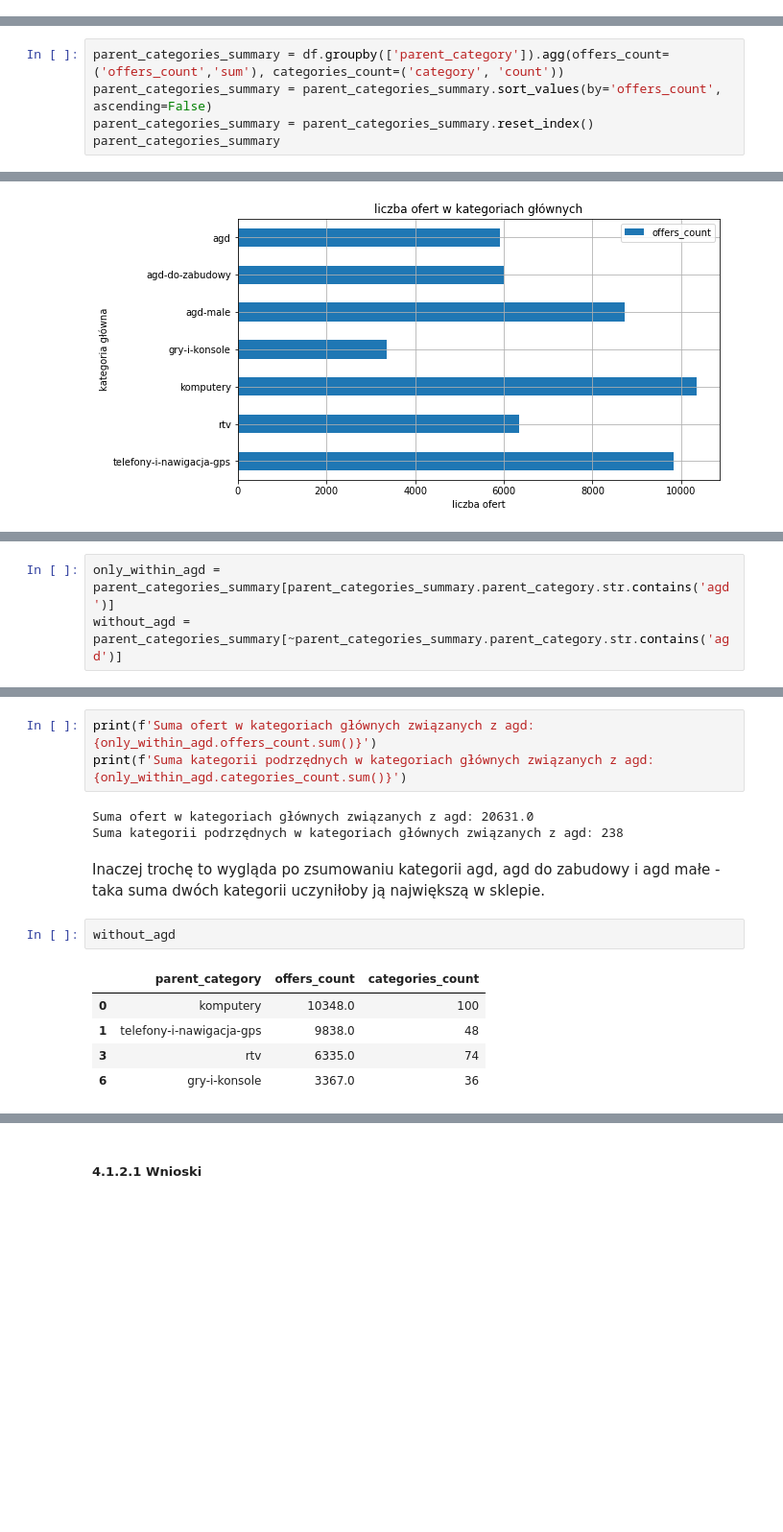
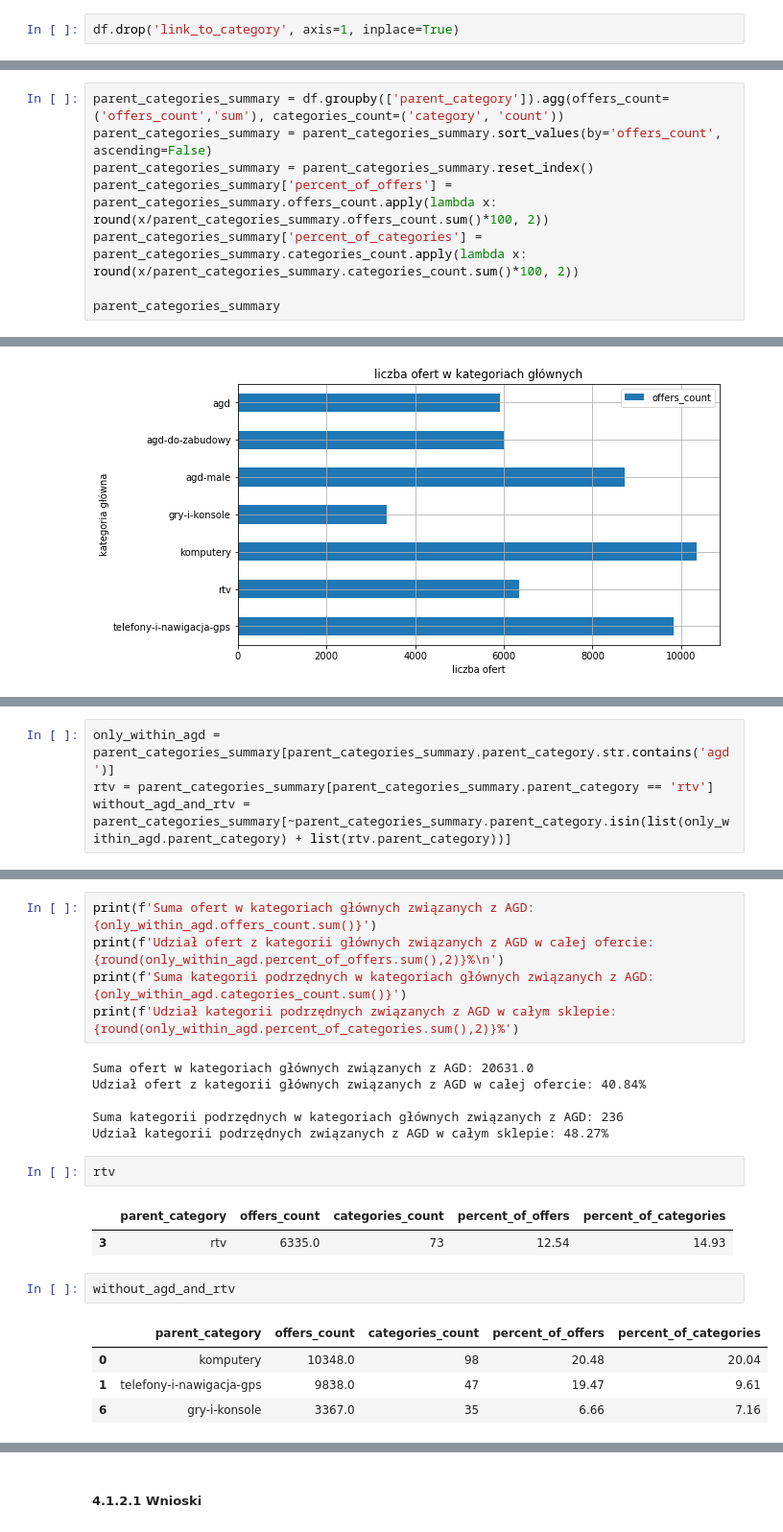
Before and after one commit to grzegorzpokorski/nocna-promocja-euro.com.pl, a Jupyter notebook: categories_analysis.ipynb, the cells around one changed output, grey strips where cells are left out. Shown: that part at 96% size. Saved outputs shown, nothing was run; the diff lists cells and outputs as text; blank space fills up the shorter version.

```diff
--- a/categories_analysis.ipynb
+++ b/categories_analysis.ipynb
@@ -59,3 +78,5 @@ Zbior zawiera 424 kategorii podrzędnych.
+# %%
+df.drop('link_to_category', axis=1, inplace=True)
 # %% [markdown]
 ### 4.1 Analiza kategorii głównych
 # %% [markdown]
@@ -64,5 +85,8 @@ Zbior zawiera 424 kategorii podrzędnych.
 parent_categories_summary = df.groupby(['parent_category']).agg(offers_count=('offers_count','sum'), categories_count=('category', 'count'))
 parent_categories_summary = parent_categories_summary.sort_values(by='offers_count', ascending=False)
 parent_categories_summary = parent_categories_summary.reset_index()
+parent_categories_summary['percent_of_offers'] = parent_categories_summary.offers_count.apply(lambda x: round(x/parent_categories_summary.offers_count.sum()*100, 2))
+parent_categories_summary['percent_of_categories'] = parent_categories_summary.categories_count.apply(lambda x: round(x/parent_categories_summary.categories_count.sum()*100, 2))
+
 parent_categories_summary
 # %% [output]
@@ -106,6 +145,7 @@ plt.show()
 # %%
 only_within_agd = parent_categories_summary[parent_categories_summary.parent_category.str.contains('agd')]
-without_agd = parent_categories_summary[~parent_categories_summary.parent_category.str.contains('agd')]
+rtv = parent_categories_summary[parent_categories_summary.parent_category == 'rtv']
+without_agd_and_rtv = parent_categories_summary[~parent_categories_summary.parent_category.isin(list(only_within_agd.parent_category) + list(rtv.parent_category))]
 # %%
 only_within_agd
 # %% [output]
@@ -116,19 +156,24 @@ only_within_agd
 # %%
-print(f'Suma ofert w kategoriach głównych związanych z agd: {only_within_agd.offers_count.sum()}')
-print(f'Suma kategorii podrzędnych w kategoriach głównych związanych z agd: {only_within_agd.categories_count.sum()}')
+print(f'Suma ofert w kategoriach głównych związanych z AGD: {only_within_agd.offers_count.sum()}')
+print(f'Udział ofert z kategorii głównych związanych z AGD w całej ofercie: {round(only_within_agd.percent_of_offers.sum(),2)}%\n')
+print(f'Suma kategorii podrzędnych w kategoriach głównych związanych z AGD: {only_within_agd.categories_count.sum()}')
+print(f'Udział kategorii podrzędnych związanych z AGD w całym sklepie: {round(only_within_agd.percent_of_categories.sum(),2)}%')
 # %% [output]
-Suma ofert w kategoriach głównych związanych z agd: 20631.0
-Suma kategorii podrzędnych w kategoriach głównych związanych z agd: 238
+Suma ofert w kategoriach głównych związanych z AGD: 20631.0
+Udział ofert z kategorii głównych związanych z AGD w całej ofercie: 40.84%
+
+Suma kategorii podrzędnych w kategoriach głównych związanych z AGD: 236
+Udział kategorii podrzędnych związanych z AGD w całym sklepie: 48.27%
-# %% [markdown]
-<p>
-Inaczej trochę to wygląda po zsumowaniu kategorii agd, agd do zabudowy i agd małe - taka suma dwóch kategorii uczyniłoby ją największą w sklepie.
-</p>
+# %%
+rtv
+# %% [output]
+|  | parent_category | offers_count | categories_count | percent_of_offers | percent_of_categories |
+| 3 | rtv | 6335.0 | 73 | 12.54 | 14.93 |
 # %%
-without_agd
+without_agd_and_rtv
 # %% [output]
-|  | parent_category | offers_count | categories_count |
-| 0 | komputery | 10348.0 | 100 |
-| 1 | telefony-i-nawigacja-gps | 9838.0 | 48 |
-| 3 | rtv | 6335.0 | 74 |
-| 6 | gry-i-konsole | 3367.0 | 36 |
+|  | parent_category | offers_count | categories_count | percent_of_offers | percent_of_categories |
+| 0 | komputery | 10348.0 | 98 | 20.48 | 20.04 |
+| 1 | telefony-i-nawigacja-gps | 9838.0 | 47 | 19.47 | 9.61 |
+| 6 | gry-i-konsole | 3367.0 | 35 | 6.66 | 7.16 |
 # %%
```
Also changed, not shown: parts of 29 cells of this notebook, 3 other files.
